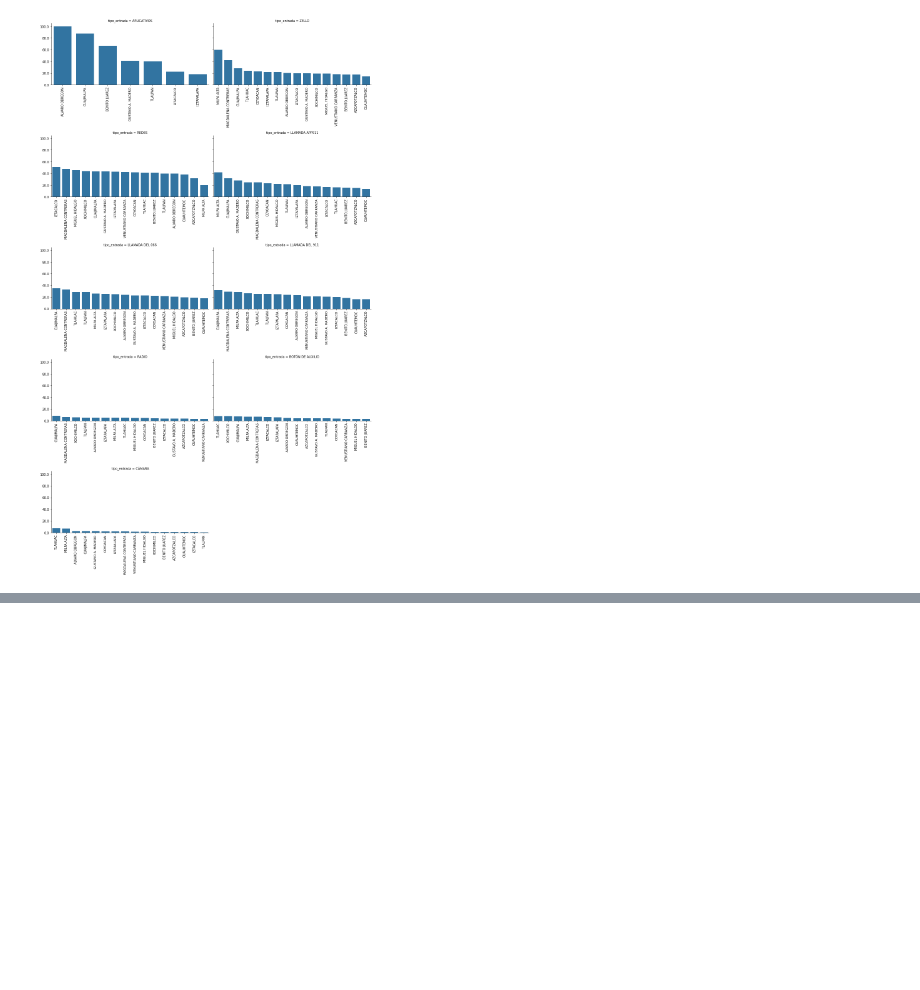
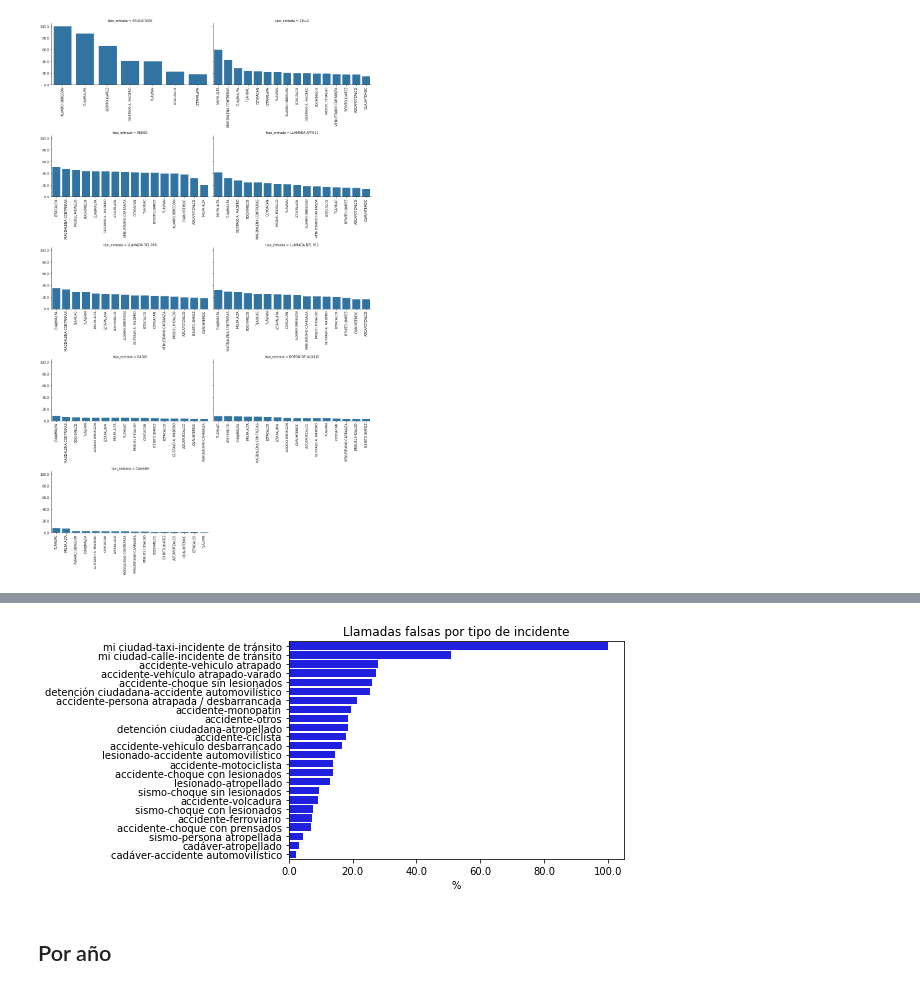
Before and after one commit to caroacostatovany/accidentes-viales-CDMX, a Jupyter notebook: notebooks/EDA_GEDA_Caro.ipynb, the cells around one changed output, grey strips where cells are left out. Cells and saved outputs as stored; diff of their text form; code cells hidden in the pictures; blank space fills up the shorter version.

```diff
--- a/notebooks/EDA_GEDA_Caro.ipynb
+++ b/notebooks/EDA_GEDA_Caro.ipynb
@@ -860,0 +859,14 @@ plt.show()
+# %%
+incidente_total = incidentes_viales_df.groupby(["incidente_c4"], as_index=True).count()
+
+incidente_total = incidente_total.drop(
+    columns=['fecha_creacion', 'hora_creacion', 'hora_creacion',
+             'dia_semana', 'fecha_cierre',
+             'mes_cierre', 'hora_cierre',
+             'delegacion_inicio', 'latitud', 'longitud',
+             'clas_con_f_alarma', 'delegacion_cierre',
+             'geopoint', 'mes', 'tipo_entrada',
+             'año_cierre', 'codigo_cierre', 'label'], axis=1)\
+ .rename(columns={'folio':'total_llamadas'})
+
+incidente_total
@@ -860,0 +892,15 @@ plt.show()
+# %%
+incidente = incidentes_viales_df.groupby(["incidente_c4", "label"], as_index=False).count()
+# %%
+incidente_falso = incidente.drop(
+    columns=['fecha_creacion', 'hora_creacion', 'hora_creacion',
+             'dia_semana', 'fecha_cierre',
+             'mes_cierre', 'hora_cierre',
+             'delegacion_inicio', 'latitud', 'longitud',
+             'clas_con_f_alarma', 'delegacion_cierre',
+             'geopoint', 'mes', 'tipo_entrada',
+             'año_cierre', 'codigo_cierre'], axis=1)\
+ .rename(columns={'folio':'num_llamadas'})
+
+incidente_falso = incidente_falso.set_index("incidente_c4")
+incidente_falso
@@ -860,0 +926,5 @@ plt.show()
+# %%
+incidente_falso['prop'] = incidente_falso['num_llamadas']/incidente_total['total_llamadas']*100
+incidente_falso = incidente_falso[incidente_falso['label'] == 1]\
+ .sort_values('prop', ascending=False).reset_index()
+incidente_falso
@@ -860,0 +949,15 @@ plt.show()
+# %%
+ax = sns.barplot(x="prop",
+                 y="incidente_c4",
+                 data=incidente_falso,
+                 color="b")
+ax.set_yticklabels(ax.get_yticklabels(), rotation=0)
+ax.xaxis.set_major_formatter(FuncFormatter(number_formatter))
+ax.set(title="Llamadas falsas por tipo de incidente",
+       xlabel="%",
+       ylabel="")
+plt.show()
+# %% [output]
+[figure, added]
+# %% [markdown]
+## Por año
```
Also changed, not shown: parts of 46 cells of this notebook.
